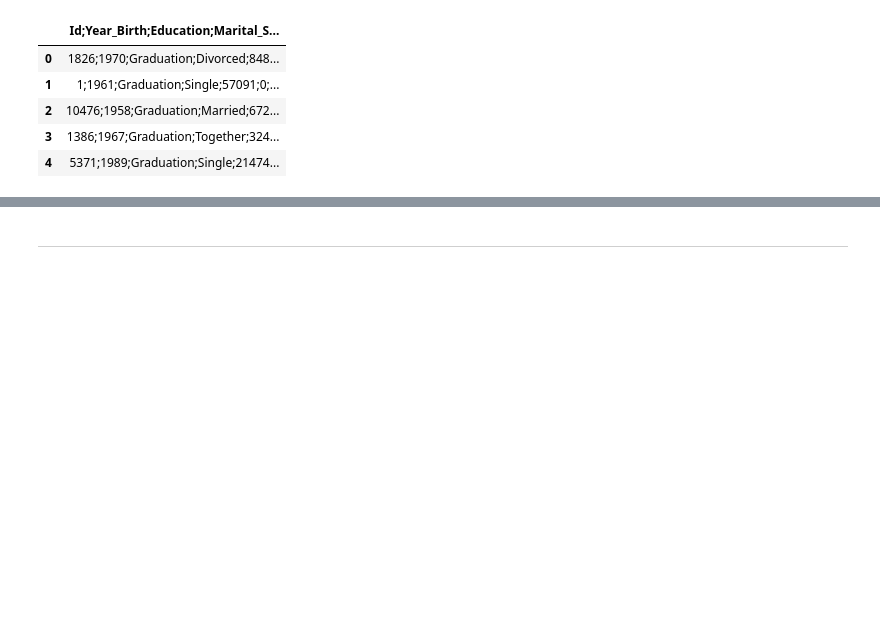
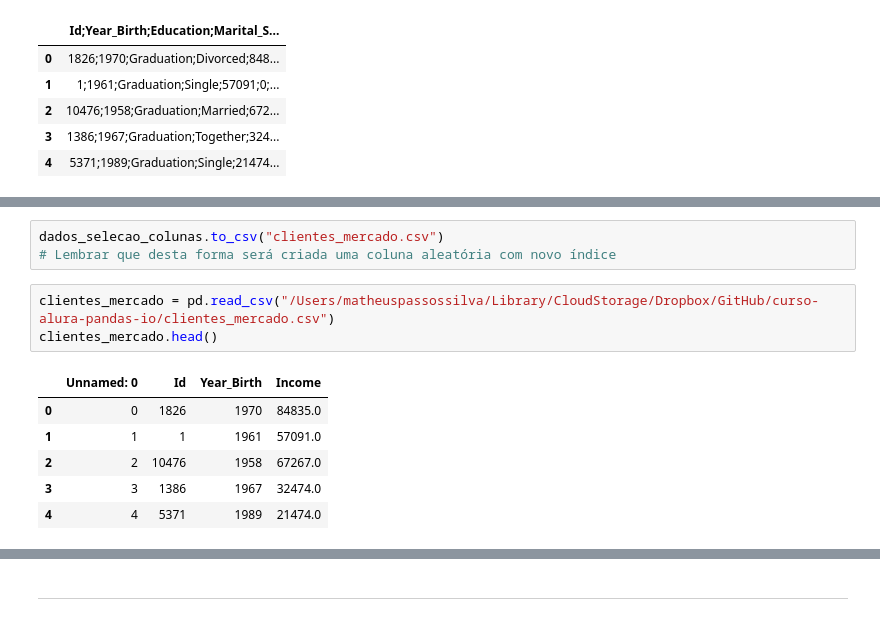
Before and after one commit to profmatheuspassos/curso-alura-pandas-io, a Jupyter notebook: aula-1-fazendo-leitura-csv.ipynb, the cells around one changed output, grey strips where cells are left out. Cells and saved outputs as stored; diff of their text form; blank space fills up the shorter version.

```diff
--- a/aula-1-fazendo-leitura-csv.ipynb
+++ b/aula-1-fazendo-leitura-csv.ipynb
@@ -30,0 +90,13 @@ dados_pv.head()
+# %%
+dados_selecao_colunas.to_csv("clientes_mercado.csv")
+# Lembrar que desta forma será criada uma coluna aleatória com novo índice
+# %%
+clientes_mercado = pd.read_csv("/Users/matheuspassossilva/Library/CloudStorage/Dropbox/GitHub/curso-alura-pandas-io/clientes_mercado.csv")
+clientes_mercado.head()
+# %% [output]
+|  | Unnamed: 0 | Id | Year_Birth | Income |
+| 0 | 0 | 1826 | 1970 | 84835.0 |
+| 1 | 1 | 1 | 1961 | 57091.0 |
+| 2 | 2 | 10476 | 1958 | 67267.0 |
+| 3 | 3 | 1386 | 1967 | 32474.0 |
+| 4 | 4 | 5371 | 1989 | 21474.0 |
```
Also changed, not shown: parts of 5 cells of this notebook, 2 other files.
